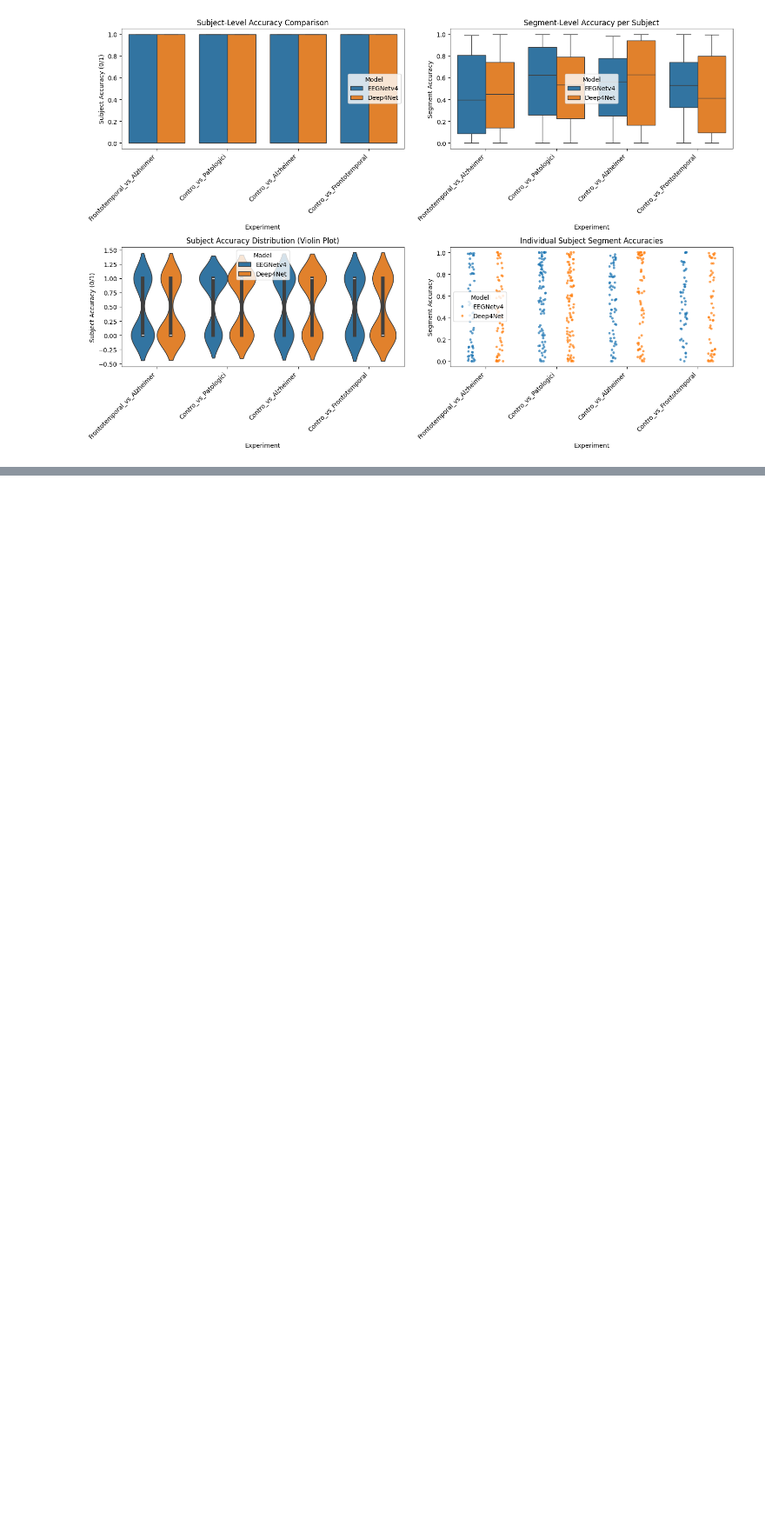
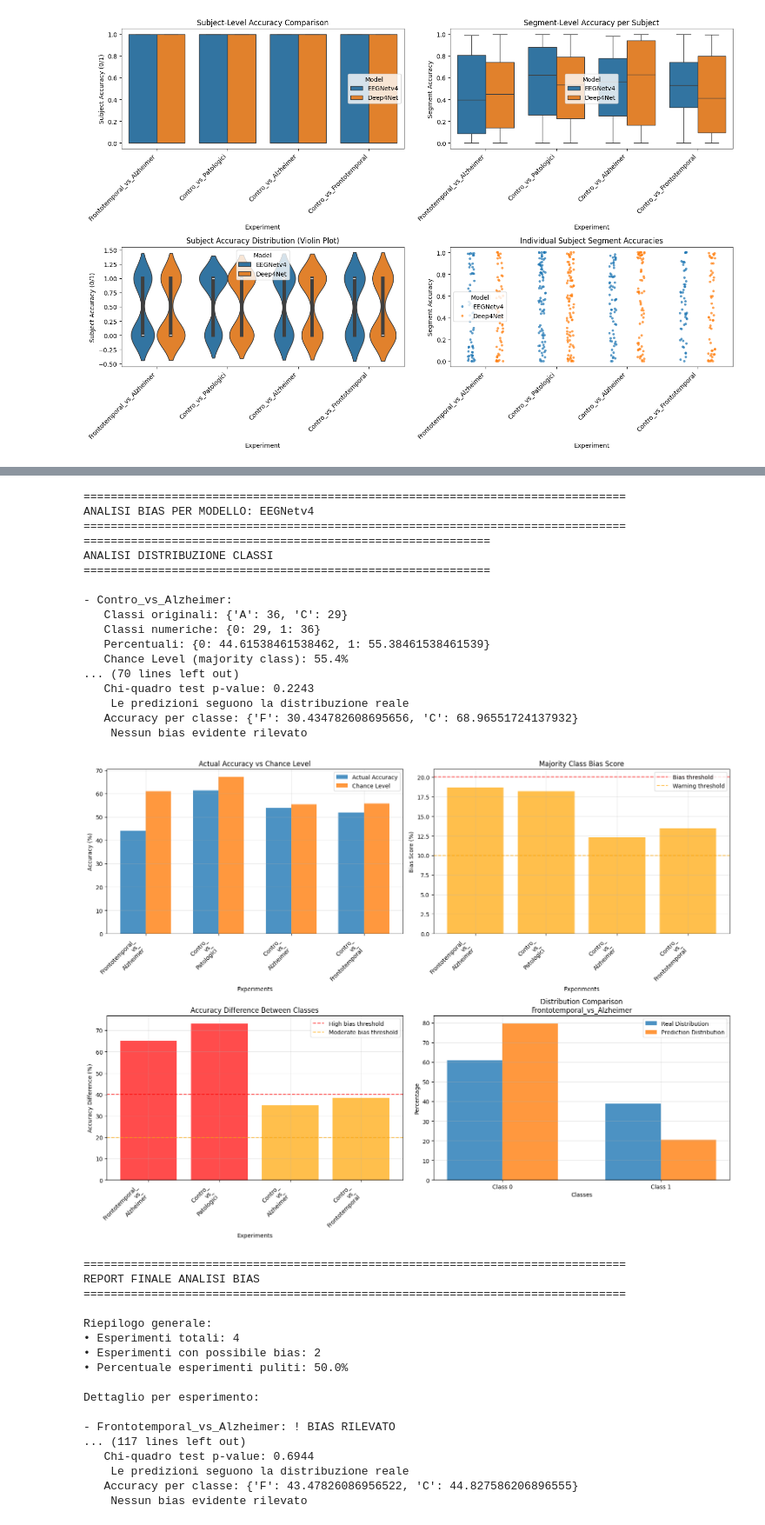
Before and after one commit to MattiaBianchessi/ProgettoNI_AC, a Jupyter notebook: 03_Evaluation.ipynb, the cells around one changed output, grey strips where cells are left out. Shown at 87% size. Saved outputs shown, nothing was run; the diff lists cells and outputs as text; code cells hidden in the pictures; blank space fills up the shorter version.

```diff
--- a/03_Evaluation.ipynb
+++ b/03_Evaluation.ipynb
@@ -1117,0 +1527,49 @@ Contro_vs_Frontotemporal: EEGNetv4 vs Deep4Net
+# %%
+
+# Configura i percorsi (sostituisci con i tuoi percorsi effettivi)
+base_dirs = {
+    'EEGNetv4': 'experiment_loso/EEGNetv4/loso_results',
+    'Deep4Net': 'experiment_loso/Deep4Net/loso_results'
+}
+
+
+    # true_labels = {...}
+
+    # Esegui l'analisi completa
+bias_results = comprehensive_bias_analysis(base_dirs, true_labels)
+# %% [output]
+================================================================================
+ANALISI BIAS PER MODELLO: EEGNetv4
+================================================================================
+============================================================
+ANALISI DISTRIBUZIONE CLASSI
+============================================================
+
+- Contro_vs_Alzheimer:
+   Classi originali: {'A': 36, 'C': 29}
+   Classi numeriche: {0: 29, 1: 36}
+   Percentuali: {0: 44.61538461538462, 1: 55.38461538461539}
+   Chance Level (majority class): 55.4%
+... (70 lines left out)
+   Chi-quadro test p-value: 0.2243
+    Le predizioni seguono la distribuzione reale
+   Accuracy per classe: {'F': 30.434782608695656, 'C': 68.96551724137932}
+    Nessun bias evidente rilevato
+[figure, added]
+================================================================================
+REPORT FINALE ANALISI BIAS
+================================================================================
+
+Riepilogo generale:
+• Esperimenti totali: 4
+• Esperimenti con possibile bias: 2
+• Percentuale esperimenti puliti: 50.0%
+
+Dettaglio per esperimento:
+
+- Frontotemporal_vs_Alzheimer: ! BIAS RILEVATO
+... (117 lines left out)
+   Chi-quadro test p-value: 0.6944
+    Le predizioni seguono la distribuzione reale
+   Accuracy per classe: {'F': 43.47826086956522, 'C': 44.827586206896555}
+    Nessun bias evidente rilevato
```
Also changed, not shown: parts of 3 cells of this notebook, 1 other file.
